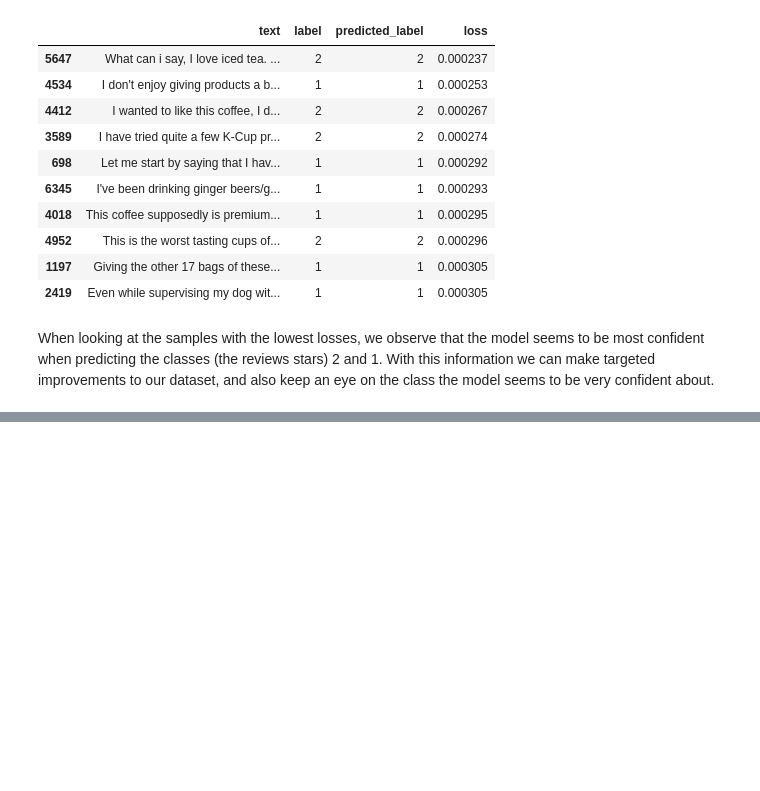
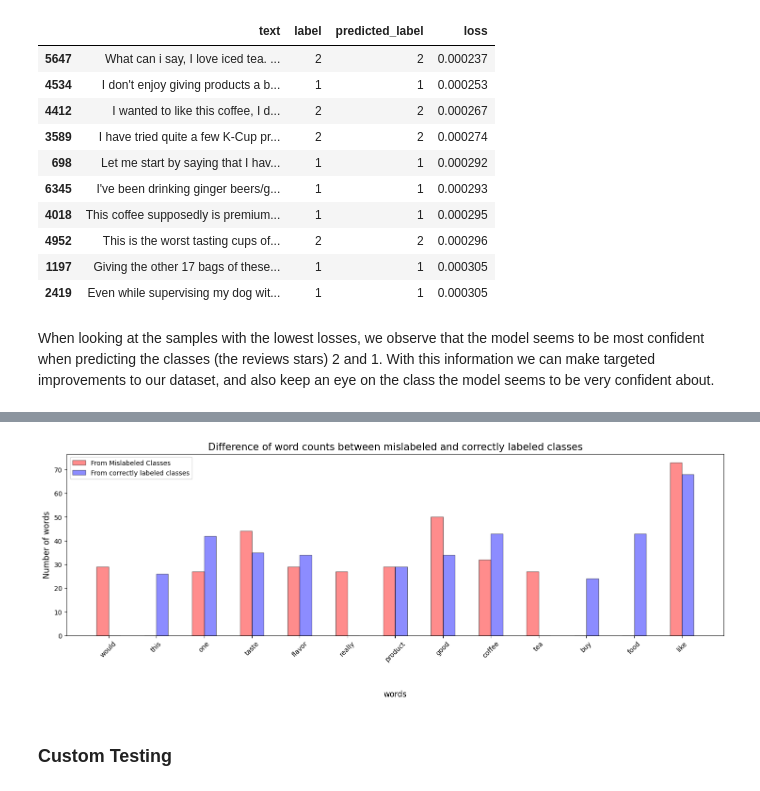
Before and after one commit to MarioAvolio/Amazon-Fine-Foods-reviews-Transformers-Text-Classification, a Jupyter notebook: Amazon_Fine_Food_Review_Text_Classification_with_Transformers.ipynb, the cells around one changed output, grey strips where cells are left out. Drawn from its saved outputs; the diff is of its cells as text; code cells hidden in the pictures; blank space fills up the shorter version.

```diff
--- a/Amazon_Fine_Food_Review_Text_Classification_with_Transformers.ipynb
+++ b/Amazon_Fine_Food_Review_Text_Classification_with_Transformers.ipynb
@@ -1088,0 +1350,19 @@ very confident about.
+# %%
+common_words_df = pd.DataFrame()
+common_words_df["word"] = pd.DataFrame(vocabulary)
+common_words_df["from_mislabeled_classes"] = 0
+common_words_df["from_confident_classes"] = 0
+
+for w, n in most_common_not_ascending_loss:
+  idx = common_words_df[common_words_df.word==w].index
+  common_words_df.loc[idx,"from_mislabeled_classes"] = n
+
+for w, n in most_common_ascending_loss:
+  idx = common_words_df[common_words_df.word==w].index
+  common_words_df.loc[idx,"from_confident_classes"] = n
+
+# def sum_over_mcw(row):
+#   return int(row.from_mislabeled_classes) + int(row.from_confided_classes)
+
+# common_words_df["tot"] = common_words_df.apply(sum_over_mcw)
+common_words_df
@@ -1089,3 +1384,50 @@ very confident about.
+# %%
+
+# import all modules
+import pandas as pd
+import seaborn as sns
+import matplotlib.pyplot as plt
+
+# # plotting two histograms on the same axis
+# plt.bar(common_words_df['word'], common_words_df['from_mislabeled_classes'], 0.4, alpha=0.45, color='red', label='From Mislabeled Classes')
+# plt.bar(common_words_df['word'], common_words_df['from_confident_classes'], 0.4, alpha=0.45, color='blue', label='From correctly labeled classes')
+
+# plt.title("Difference of word counts between mislabeled and correctly labeled classes")
+
+
+# plt.show()
+
+
+
+from_mislabeled_classes = common_words_df['from_mislabeled_classes'].to_list()
+from_confident_classes = common_words_df['from_confident_classes'].to_list()
+
+n=13
+r = np.arange(n)
+width = 0.25
+
+f, ax = plt.subplots(figsize=(18,5)) # set the size that you'd like (width, height)
+plt.bar(r, from_mislabeled_classes,  alpha=0.45, color='red',
+        width = width, edgecolor = 'black',
+        label='From Mislabeled Classes')
+plt.bar(r + width, from_confident_classes, alpha=0.45, color='blue',
+        width = width, edgecolor = 'black',
+        label='From correctly labeled classes')
+
+plt.xlabel("words",  size = 12)
+plt.ylabel("Number of words",  size = 12)
+plt.title("Difference of word counts between mislabeled and correctly labeled classes",  size = 15)
+
+# plt.grid(linestyle='--')
+plt.xticks(r + width/2,common_words_df['word'].to_list(), size = 10, rotation = 45)
+ax.legend(fontsize = 10)
+ax.xaxis.set_label_coords(.5, -.3)
+
+plt.show()
+# %% [output]
+[figure, added]
+# %% [markdown]
+### Custom Testing
 # %%
 from transformers import pipeline
 model_id = "MarioAvolio99/distilbert-base-uncased-finetuned-amazon-fine-food"
```
Also changed, not shown: parts of 20 cells of this notebook.
